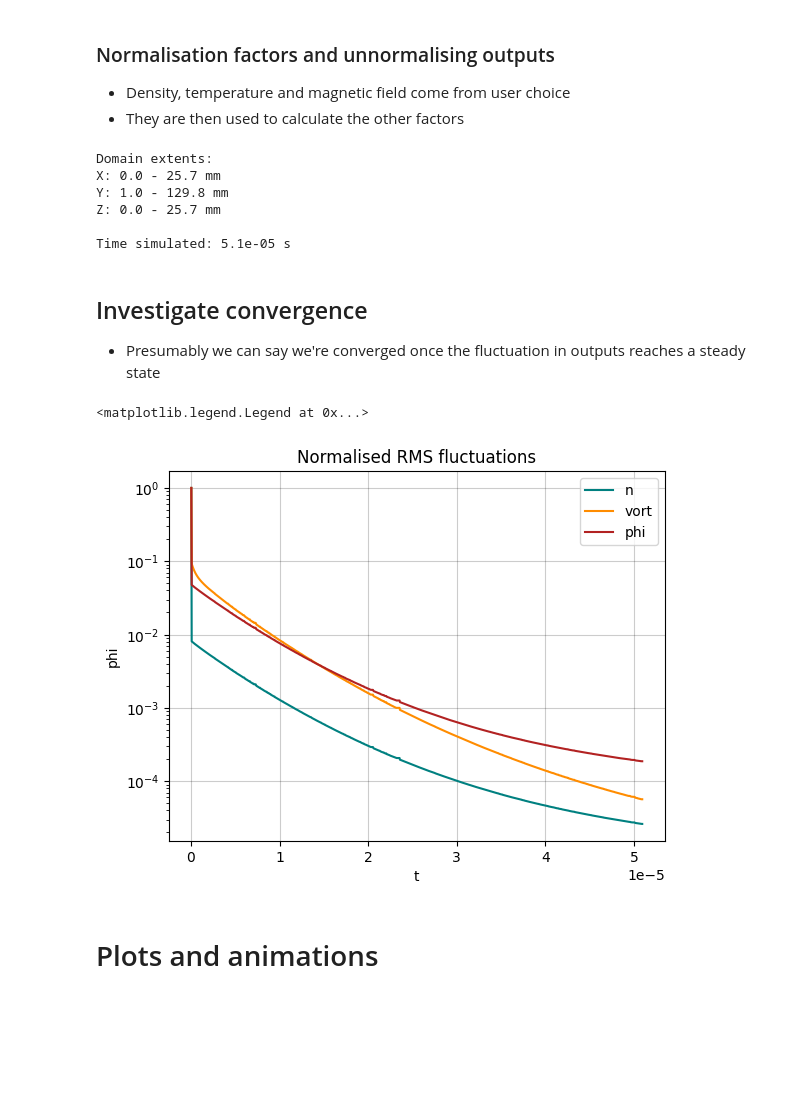
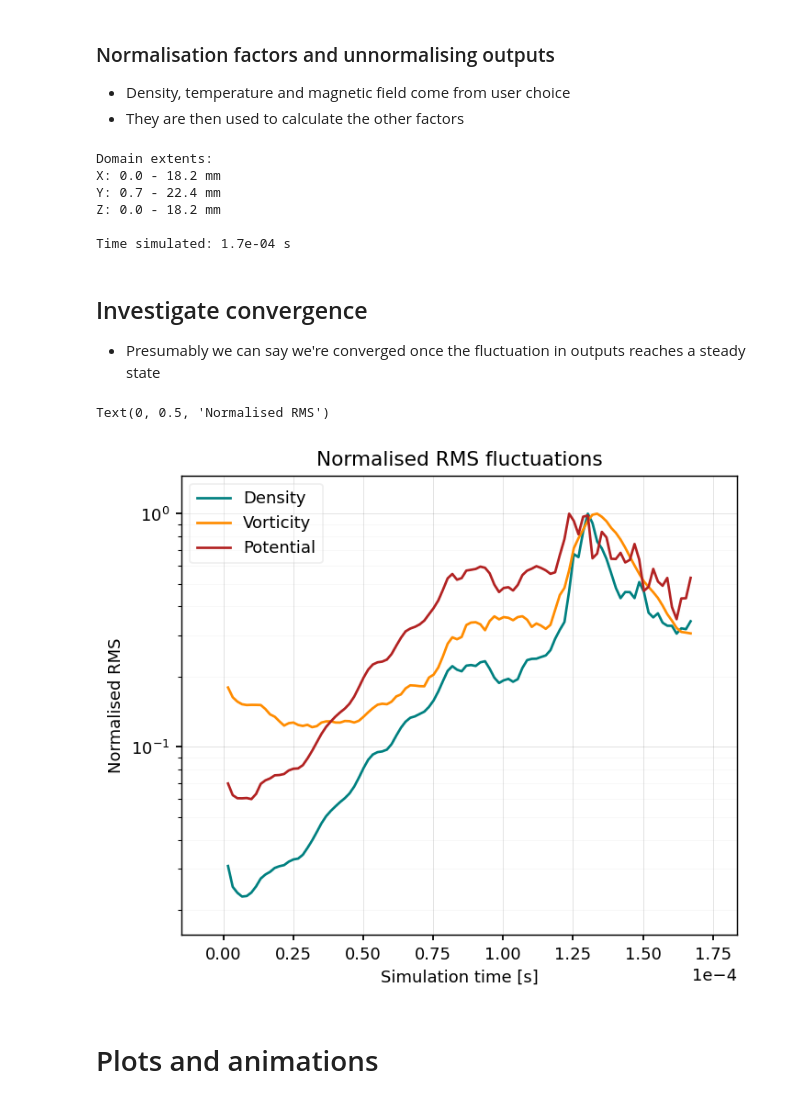
Before and after one commit to mikekryjak/neptune-docs, a Jupyter notebook: 2023-08-27 - HW3D normalisations.ipynb, the cells around one changed output. Drawn from its saved outputs; the diff is of its cells as text; code cells hidden in the pictures; blank space fills up the shorter version.

```diff
--- a/2023-08-27 - HW3D normalisations.ipynb
+++ b/2023-08-27 - HW3D normalisations.ipynb
@@ -8,8 +11,12 @@ import os, sys
 # %%
-path = r"C:\Users\mikek\OneDrive\Project\collab\tech\cases\hw3d\hw5_kappa_6.13e-5"
+# path = r"C:\Users\mikek\OneDrive\Project\collab\tech\cases\hw3d\hw3d_base"
+# path = r"C:\Users\mikek\OneDrive\Project\collab\tech\cases\hw3d\hw8c_diff_1e-4"
+path = r"C:\Users\mikek\OneDrive\Project\collab\tech\cases\hw3d\hw8cb_longer"
+squash(path)
 # path = r"C:\Users\mikek\OneDrive\Project\collab\tech\cases\hw3d\hw3d_2_alpha2.14e5"
+# path = r"C:\Users\mikek\OneDrive\Project\collab\tech\cases\hw3d\hw6_kappa_6.81e-2_smallerdomain"
 ds_original = xbout.load.open_boutdataset(
-                datapath = os.path.join(path,"BOUT.dmp.*.nc"),
+                datapath = os.path.join(path,"BOUT.squash.nc"),
                 inputfilepath = os.path.join(path, "BOUT.inp"),
                 info = False,
                 cache = False,
@@ -169,7 +171,7 @@ ds = ds_original.copy()
 
 ds["n"] *= n0   # Density [m^-3]
 ds["phi"] *= T0   # Potential [V]
-# ds["vort"] *= ???   # Vorticity [???]
+ds["vort"] *= n0*qe   # Vorticity [???]
 
 ### Make X coordinate from dx (https://github.com/boutproject/xBOUT-examples/blob/master/hasegawa-wakatani/hasegawa-wakatani_example.ipynb)
 dx = ds["dx"].isel(x=0).values
@@ -187,7 +189,7 @@ ds = ds.assign_coords(y=ds["y"]*rho_s0)
 ds = ds.assign_coords(z=ds["z"]*rho_s0)
 
 ### Unnormalise time
-ds = ds.assign_coords(t=ds["t"]*(1/Omega_ci))
+ds = ds.assign_coords(t=ds["t"]*(1/omega_ci))
 
 print(f"Domain extents:")
 print(f"X: {ds['x'].min().values*1e3:.1f} - {ds['x'].max().values*1e3:.1f} mm")
@@ -196,41 +198,43 @@ print(f"Z: {ds['z'].min().values*1e3:.1f} - {ds['z'].max().values*1e3:.1f} mm")
 print(f"\nTime simulated: {ds['t'].max().values:.1e} s")
 # %% [output]
 Domain extents:
-X: 0.0 - 25.7 mm
-Y: 1.0 - 129.8 mm
-Z: 0.0 - 25.7 mm
+X: 0.0 - 18.2 mm
+Y: 0.7 - 22.4 mm
+Z: 0.0 - 18.2 mm
 
-Time simulated: 5.1e-05 s
+Time simulated: 1.7e-04 s
 # %% [markdown]
 ## Investigate convergence
 - Presumably we can say we're converged once the fluctuation in outputs reaches a steady state
 # %%
 plt.close("all")
 %matplotlib inline
 ### Calculate RMS of fluctuations
 
 def get_scaled_rms(da):
     """
     Calculate root mean square of a DataArray
     """
     diff = da.diff("t")
     fractional_diff = diff
     rms = np.sqrt((fractional_diff**2).mean(["x", "y", "z"]))
     return rms / rms.max()
 
 ### Plot
-fig, ax = plt.subplots()
-get_scaled_rms(ds["n"]).plot(ax = ax, label = "n", color = "teal")
-get_scaled_rms(ds["vort"]).plot(ax = ax, label = "vort", color = "darkorange")
-get_scaled_rms(ds["phi"]).plot(ax = ax, label = "phi", color = "firebrick")
+fig, ax = plt.subplots(dpi = 130)
+get_scaled_rms(ds["n"]).plot(ax = ax, label = "Density", color = "teal")
+get_scaled_rms(ds["vort"]).plot(ax = ax, label = "Vorticity", color = "darkorange")
+get_scaled_rms(ds["phi"]).plot(ax = ax, label = "Potential", color = "firebrick")
 
 ax.set_title("Normalised RMS fluctuations")
 ax.grid(c = "k", alpha = 0.2)
 ax.set_yscale("log")
 ax.legend()
+ax.set_xlabel("Simulation time [s]")
+ax.set_ylabel("Normalised RMS")
 # %% [output]
-<matplotlib.legend.Legend at 0x...>
+Text(0, 0.5, 'Normalised RMS')
-[figure, old version]
+[figure, new version]
 # %% [markdown]
 # Plots and animations
 # %%
```
Also changed, not shown: parts of 14 cells of this notebook, 9 other files.
